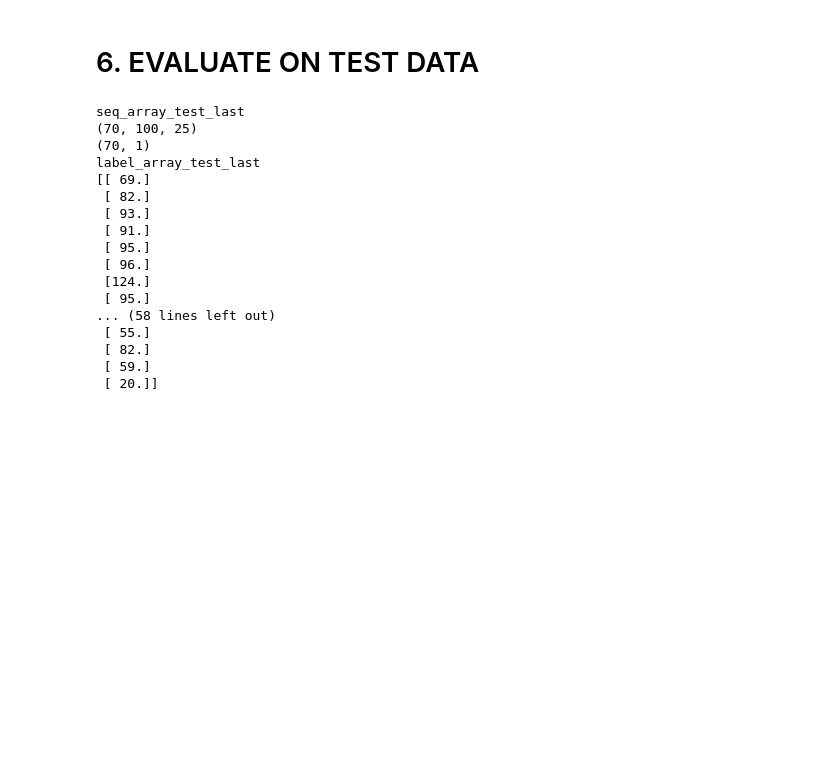
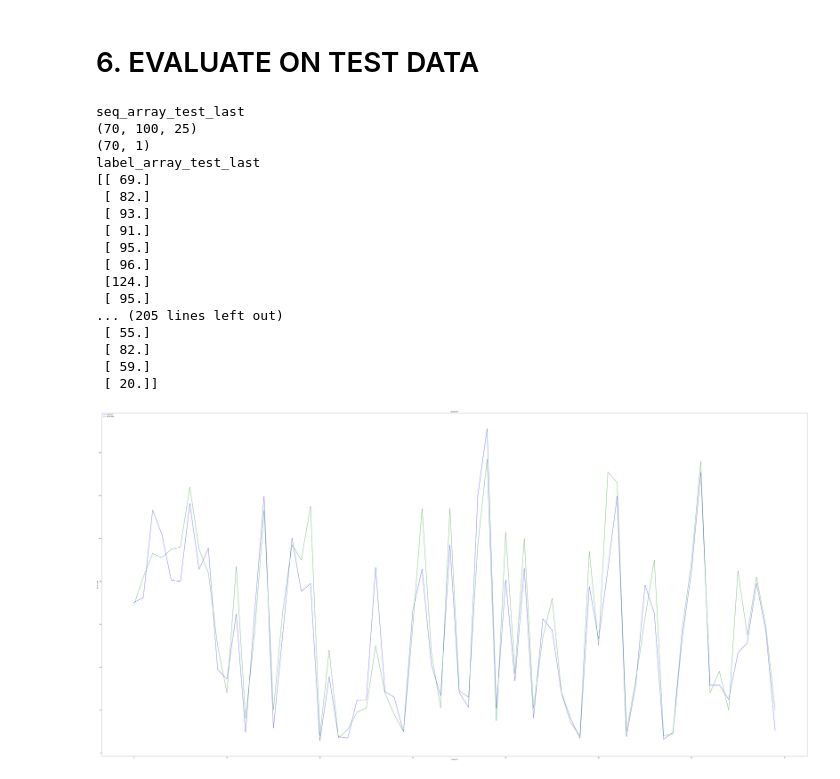
Before and after one commit to masdesouza/FDIA-PdM, a Jupyter notebook: notebooks/regression_CNN_test.ipynb, the cells around one changed output. Saved outputs shown, nothing was run; the diff lists cells and outputs as text; code cells hidden in the pictures; blank space fills up the shorter version.

```diff
--- a/notebooks/regression_CNN_test.ipynb
+++ b/notebooks/regression_CNN_test.ipynb
@@ -32,7 +32,9 @@ np.random.seed(1234)
 PYTHONHASHSEED = 0
 
 # define path to save model
-model_path = '../../Output/regression_model_CNN.h5'
+#model_path = '../../Output/regression_model_CNN.h5'
+#model_path = '/content/drive/MyDrive/PFC/FDIA-PdM/Output/regression_model_CNN.h5'
+model_path = '/content/drive/MyDrive/PFC/FDIA-PdM/Trained models/CNN/regression_model.h5'
 # %% [markdown]
 ## 2.1 Import dataset
 # %%
@@ -290,34 +292,35 @@ if os.path.isfile(model_path):
 
     ## save to xlsx file
 
-    filepath1 = '../../Output/PdM_CNN_level.csv'
+    filepath1 = '/content/drive/MyDrive/PFC/FDIA-PdM/Output/PdM_CNN_level.csv'
 
     # Plot in blue color the predicted data and in green color the
     # actual data to verify visually the accuracy of the model.
     fig_verify = plt.figure(figsize=(100, 50))
     plt.plot(y_pred_test, color="blue")
     plt.plot(y_true_test, color="green")
     plt.title('prediction')
     plt.ylabel('RUL in cycles')
     plt.xlabel('Engine ID')
     plt.legend(['predicted', 'actual data'], loc='upper left')
     plt.show()
-    fig_verify.savefig("../../Output/model_regression_verify.png")
+    fig_verify.savefig("/content/drive/MyDrive/PFC/FDIA-PdM/Output/model_regression_verify_CNN_test.png")
 # %% [output]
 seq_array_test_last
 (70, 100, 25)
 (70, 1)
 label_array_test_last
 [[ 69.]
  [ 82.]
  [ 93.]
  [ 91.]
  [ 95.]
  [ 96.]
  [124.]
  [ 95.]
-... (58 lines left out)
+... (205 lines left out)
  [ 55.]
  [ 82.]
  [ 59.]
  [ 20.]]
+[figure, added]
```
Also changed, not shown: parts of 1 cell of this notebook.
